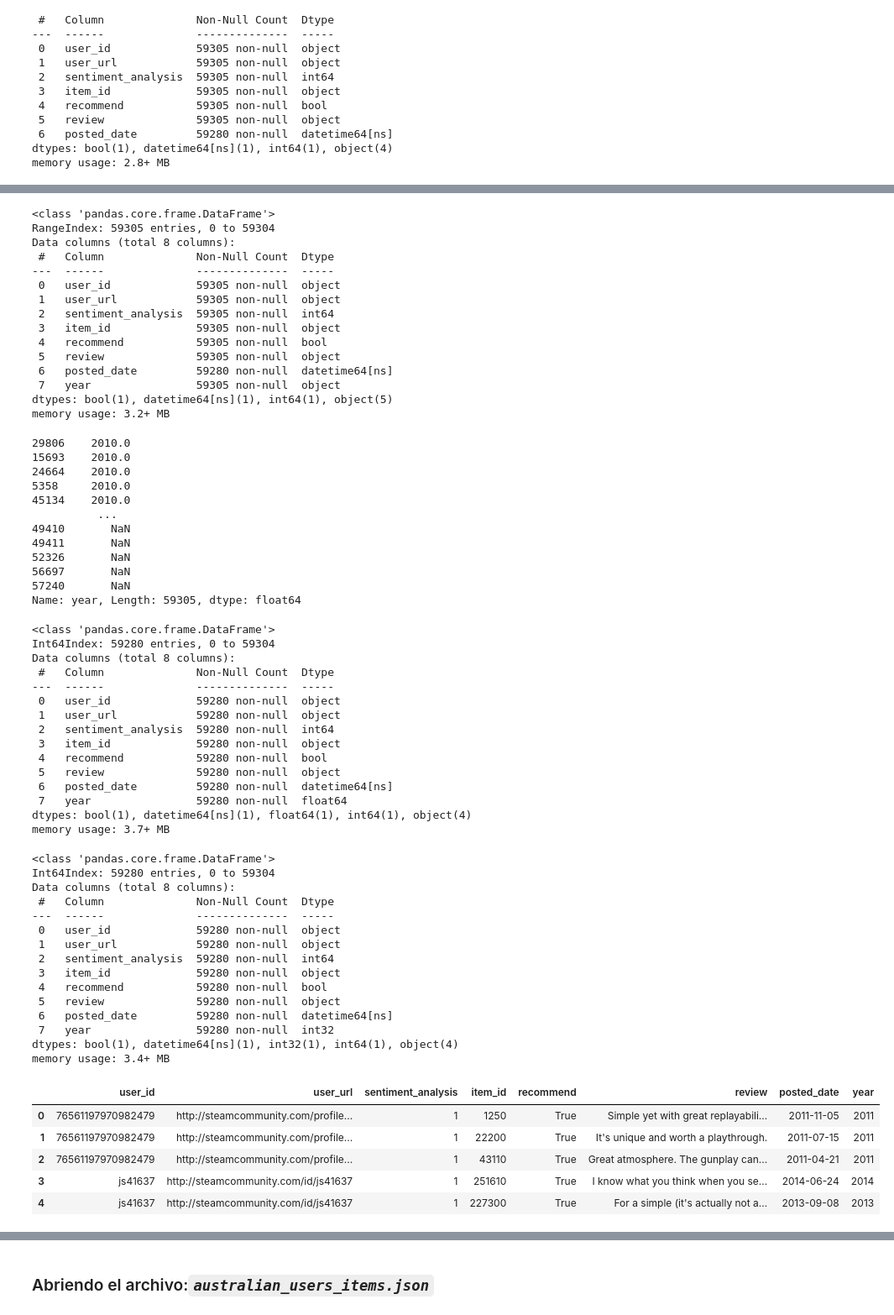
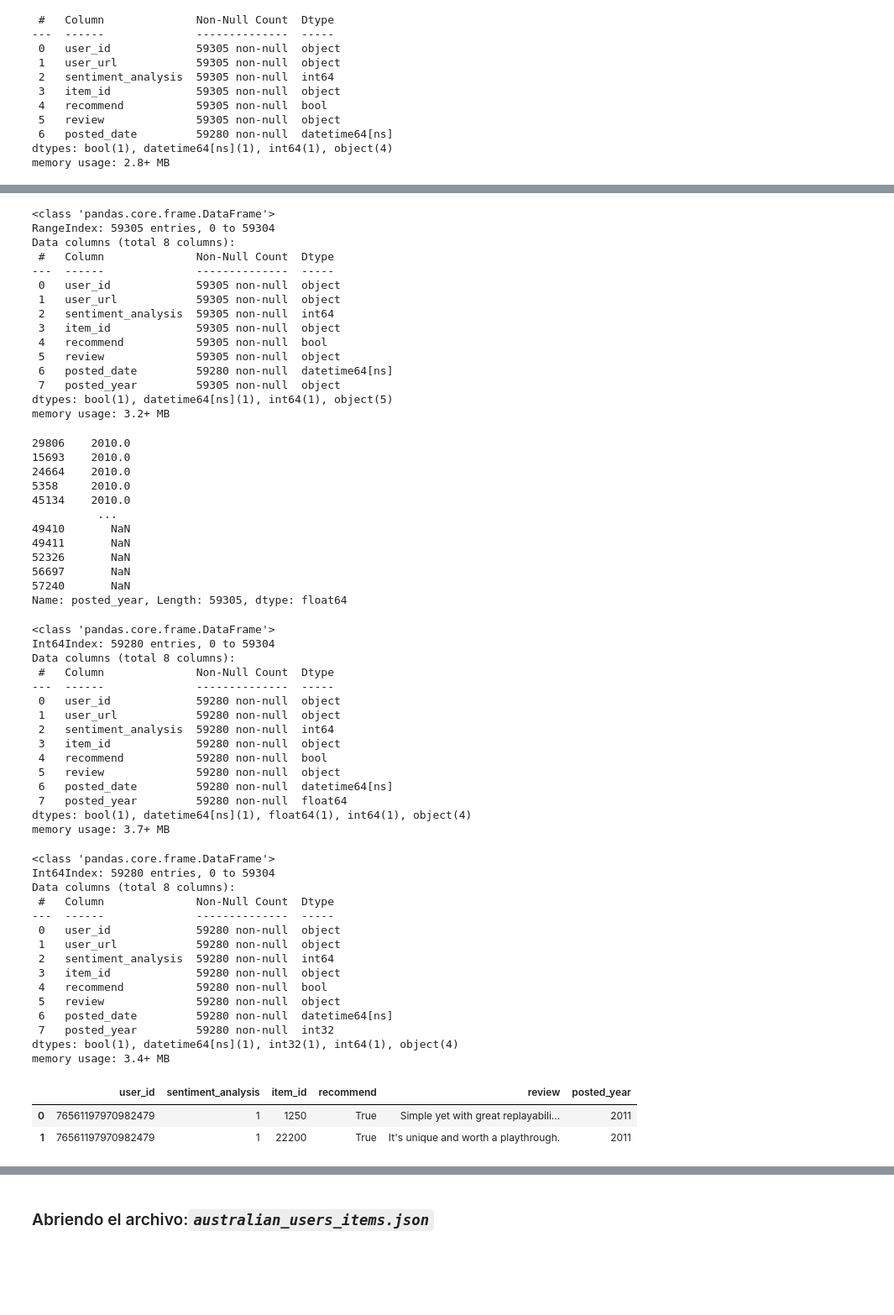
Before and after one commit to JBE777/PI_ML_OPS, a Jupyter notebook: ETL_Extracción_Transformación_y_Carga_de_datos.ipynb, the cells around one changed output, grey strips where cells are left out. Shown at 84% size. Cells and saved outputs as stored; diff of their text form; code cells hidden in the pictures; blank space fills up the shorter version.

```diff
--- a/ETL_Extracción_Transformación_y_Carga_de_datos.ipynb
+++ b/ETL_Extracción_Transformación_y_Carga_de_datos.ipynb
@@ -366,8 +366,8 @@ Data columns (total 7 columns):
 dtypes: bool(1), datetime64[ns](1), int64(1), object(4)
 memory usage: 2.8+ MB
 # %%
-# Creamos la columna 'year', extrayendola de la columna 'posted_date' a partir del metodo 'to_datetime' de la librería 'pandas'
-df_desanidada['year'] = pd.to_datetime(df_desanidada['posted_date'],errors='coerce').apply(lambda x:str(x).split('-')[0] if x != None else None)
+# Creamos la columna 'posted_year', extrayendola de la columna 'posted_date' a partir del metodo 'to_datetime' de la librería 'pandas'
+df_desanidada['posted_year'] = pd.to_datetime(df_desanidada['posted_date'],errors='coerce').apply(lambda x:str(x).split('-')[0] if x != None else None)
 # %%
 # Abrimos el archivo, para ver el resultado
 df_desanidada.head(2)
@@ -376,7 +376,7 @@ df_desanidada.head(2)
 | 0 | 76561197970982479 | http://steamcommunity.com/profile... | 1 | 1250 | True | Simple yet with great replayabili... | 2011-11-05 | 2011 |
 | 1 | 76561197970982479 | http://steamcommunity.com/profile... | 1 | 22200 | True | It's unique and worth a playthrough. | 2011-07-15 | 2011 |
 # %%
-# Verificamos tipo de dato de la columna 'year'
+# Verificamos tipo de dato de la columna 'posted_year'
 df_desanidada.info()
 # %% [output]
 <class 'pandas.core.frame.DataFrame'>
@@ -391,15 +391,15 @@ Data columns (total 8 columns):
  4   recommend           59305 non-null  bool
  5   review              59305 non-null  object
  6   posted_date         59280 non-null  datetime64[ns]
- 7   year                59305 non-null  object
+ 7   posted_year         59305 non-null  object
 dtypes: bool(1), datetime64[ns](1), int64(1), object(5)
 memory usage: 3.2+ MB
 # %%
-# Convertimos a número los tipos de registro de la columna 'year'
-df_desanidada['year'] = pd.to_numeric(df_desanidada['year'],errors='coerce')
+# Convertimos a número los tipos de registro de la columna 'posted_year'
+df_desanidada['posted_year'] = pd.to_numeric(df_desanidada['posted_year'],errors='coerce')
 # %%
-# Verificamos los datos de la columna 'year'
-df_desanidada['year'].sort_values()
+# Verificamos los datos de la columna 'posted_year'
+df_desanidada['posted_year'].sort_values()
 # %% [output]
 29806    2010.0
 15693    2010.0
@@ -412,12 +412,12 @@ df_desanidada['year'].sort_values()
 52326       NaN
 56697       NaN
 57240       NaN
-Name: year, Length: 59305, dtype: float64
+Name: posted_year, Length: 59305, dtype: float64
 # %%
-# Encontramos valores nulos en la columna 'year' y los eliminamos
-df_desanidada = df_desanidada.dropna(subset=['year'])
+# Encontramos valores nulos en la columna 'posted_year' y los eliminamos
+df_desanidada = df_desanidada.dropna(subset=['posted_year'])
 # %%
-# Checamos el tipo de dato de la columna 'year'
+# Checamos el tipo de dato de la columna 'posted_year'
 df_desanidada.info()
 # %% [output]
 <class 'pandas.core.frame.DataFrame'>
@@ -432,12 +432,12 @@ Data columns (total 8 columns):
  4   recommend           59280 non-null  bool
  5   review              59280 non-null  object
  6   posted_date         59280 non-null  datetime64[ns]
- 7   year                59280 non-null  float64
+ 7   posted_year         59280 non-null  float64
 dtypes: bool(1), datetime64[ns](1), float64(1), int64(1), object(4)
 memory usage: 3.7+ MB
 # %%
 # Como vemos que el tipo de dato de la columna 'year' es 'float', lo convertimos a 'integer'
-df_desanidada['year'] = df_desanidada['year'].astype(int)
+df_desanidada['posted_year'] = df_desanidada['posted_year'].astype(int)
 # %%
 # Verificamos la correcta conversión del dato de la columna 'year' a 'integer'
 df_desanidada.info()
@@ -454,17 +454,16 @@ Data columns (total 8 columns):
  4   recommend           59280 non-null  bool
  5   review              59280 non-null  object
  6   posted_date         59280 non-null  datetime64[ns]
- 7   year                59280 non-null  int32
+ 7   posted_year         59280 non-null  int32
 dtypes: bool(1), datetime64[ns](1), int32(1), int64(1), object(4)
 memory usage: 3.4+ MB
 # %%
-# Verificamos los datos
-df_desanidada.head()
+# Eliminamos la columna 'posted_date' y verificamos resultado
+col = ['user_url','posted_date']
+df_desanidada = df_desanidada.drop(col,axis=1)
+df_desanidada.head(2)
 # %% [output]
-|  | user_id | user_url | sentiment_analysis | item_id | recommend | review | posted_date | year |
-| 0 | 76561197970982479 | http://steamcommunity.com/profile... | 1 | 1250 | True | Simple yet with great replayabili... | 2011-11-05 | 2011 |
-| 1 | 76561197970982479 | http://steamcommunity.com/profile... | 1 | 22200 | True | It's unique and worth a playthrough. | 2011-07-15 | 2011 |
-| 2 | 76561197970982479 | http://steamcommunity.com/profile... | 1 | 43110 | True | Great atmosphere. The gunplay can... | 2011-04-21 | 2011 |
-| 3 | js41637 | http://steamcommunity.com/id/js41637 | 1 | 251610 | True | I know what you think when you se... | 2014-06-24 | 2014 |
-| 4 | js41637 | http://steamcommunity.com/id/js41637 | 1 | 227300 | True | For a simple (it's actually not a... | 2013-09-08 | 2013 |
+|  | user_id | sentiment_analysis | item_id | recommend | review | posted_year |
+| 0 | 76561197970982479 | 1 | 1250 | True | Simple yet with great replayabili... | 2011 |
+| 1 | 76561197970982479 | 1 | 22200 | True | It's unique and worth a playthrough. | 2011 |
 # %%
```
Also changed, not shown: parts of 54 cells of this notebook, 12 other files.
